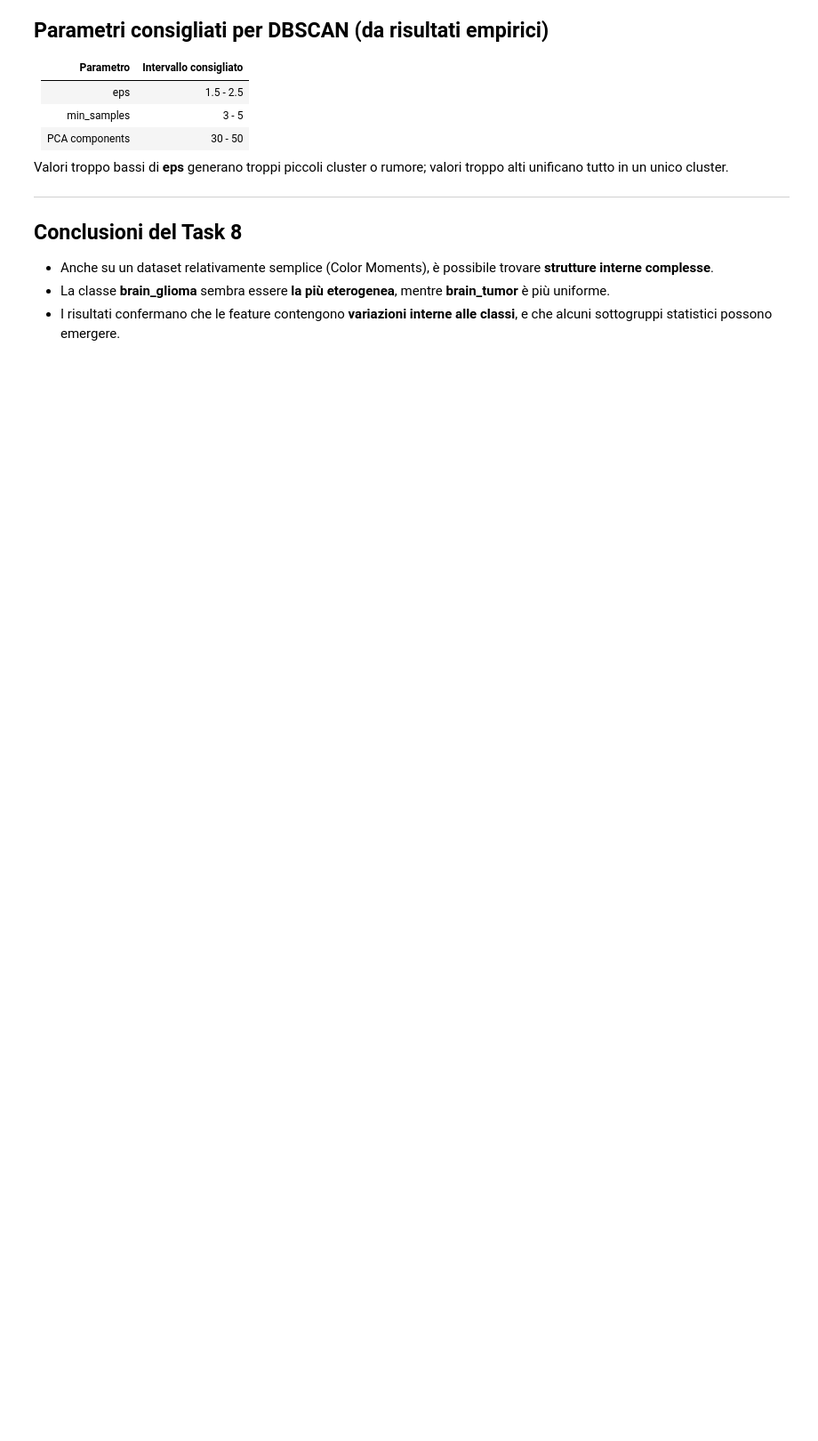
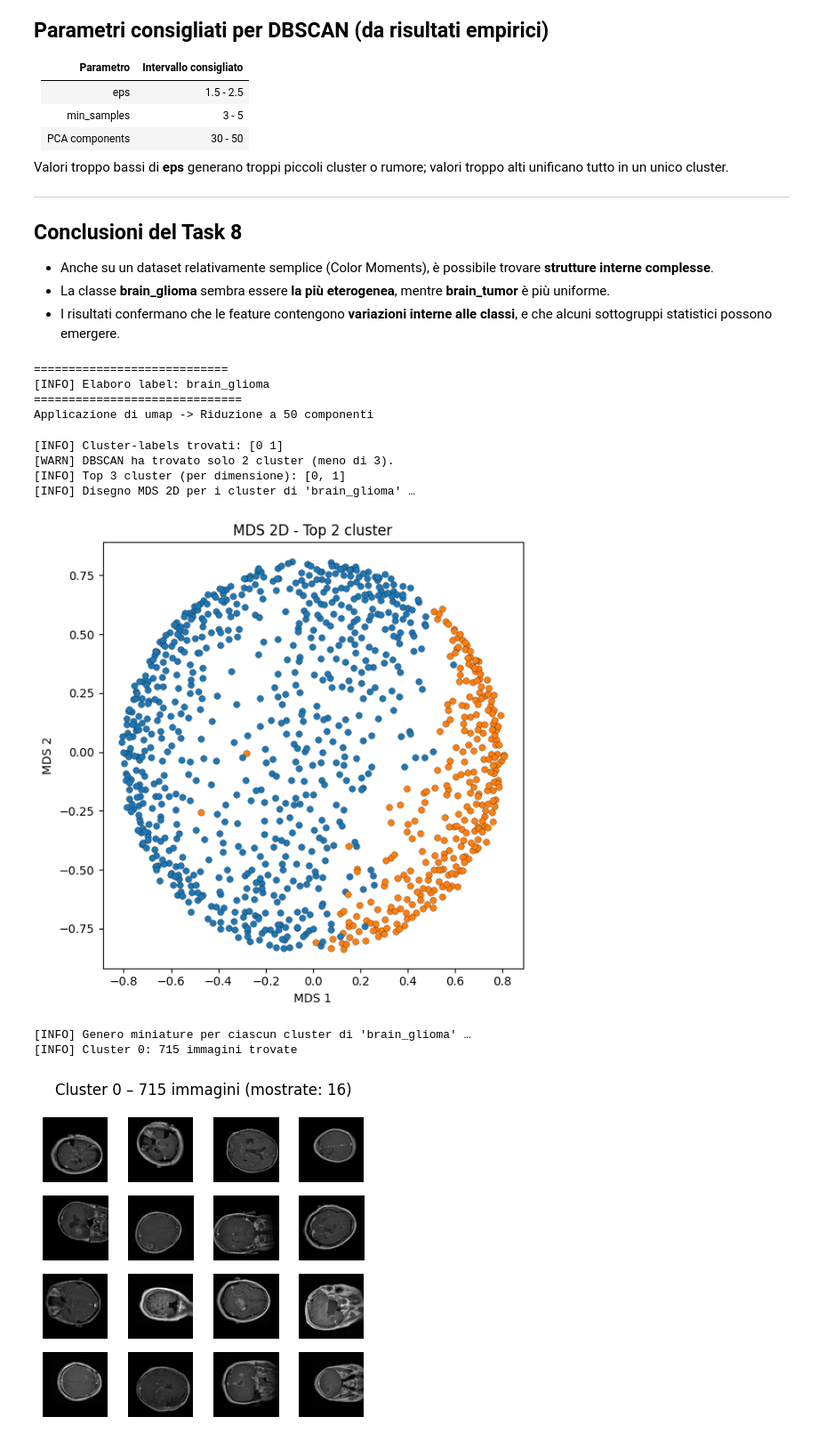
Before and after one commit to Calienn/DBmulti, a Jupyter notebook: Color_moments.ipynb, the cells around one changed output. Shown: that part at 89% size. Cells and saved outputs as stored; diff of their text form; code cells hidden in the pictures; blank space fills up the shorter version.

```diff
--- a/Color_moments.ipynb
+++ b/Color_moments.ipynb
@@ -1399,0 +1335,20 @@ print("\n[FINITO] Task 8 completato per tutte le label di Parte1.")
+# %%
+eps = 5.0            # valore DBSCAN di esempio
+min_samples = 3      # valore DBSCAN di esempio
+n_components = 50    # quante dimensioni tenere con PCA PRIMA di DBSCAN
+c = 3                # quanti cluster “significativi” voglio prendere per ciascuna label
+method = 'umap'      # umap or pca
+db_scan_detection(eps, min_samples, n_components, c, method)
+# %% [output]
+============================
+[INFO] Elaboro label: brain_glioma
+==============================
+Applicazione di umap -> Riduzione a 50 componenti
+[INFO] Cluster-labels trovati: [0 1]
+[WARN] DBSCAN ha trovato solo 2 cluster (meno di 3).
+[INFO] Top 3 cluster (per dimensione): [0, 1]
+[INFO] Disegno MDS 2D per i cluster di 'brain_glioma' …
+[figure, added]
+[INFO] Genero miniature per ciascun cluster di 'brain_glioma' …
+[INFO] Cluster 0: 715 immagini trovate
+[figure, added]
```
Also changed, not shown: parts of 8 cells of this notebook, 4 other files.
